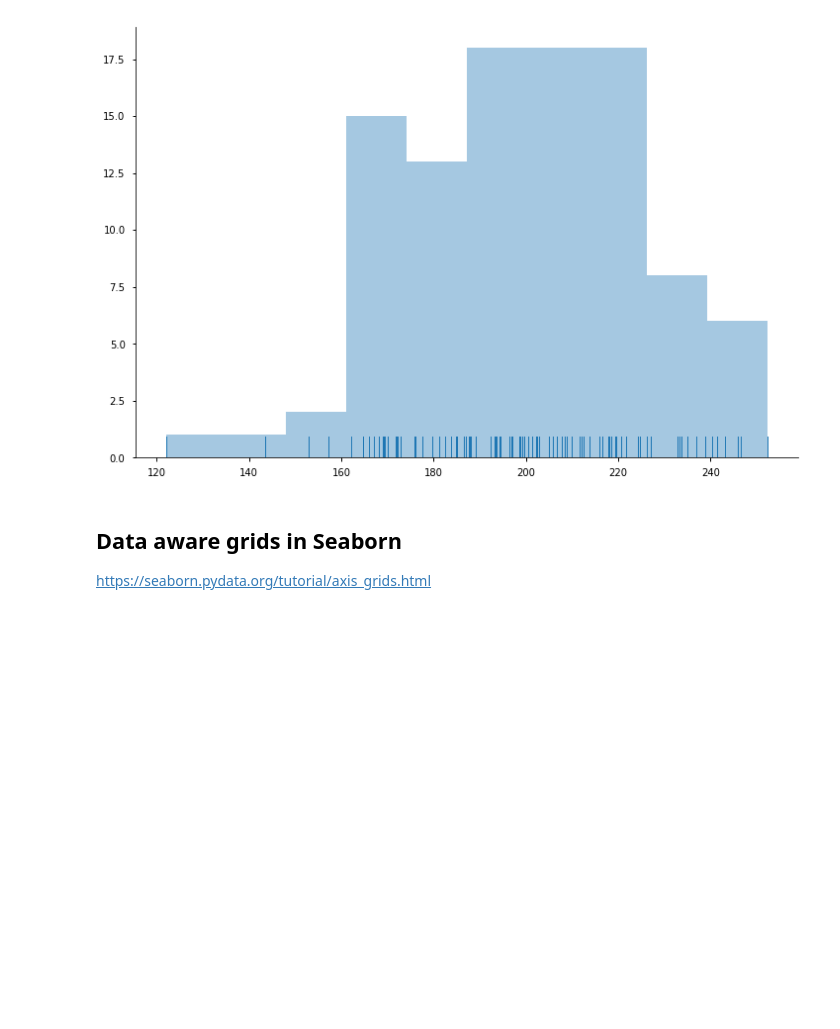
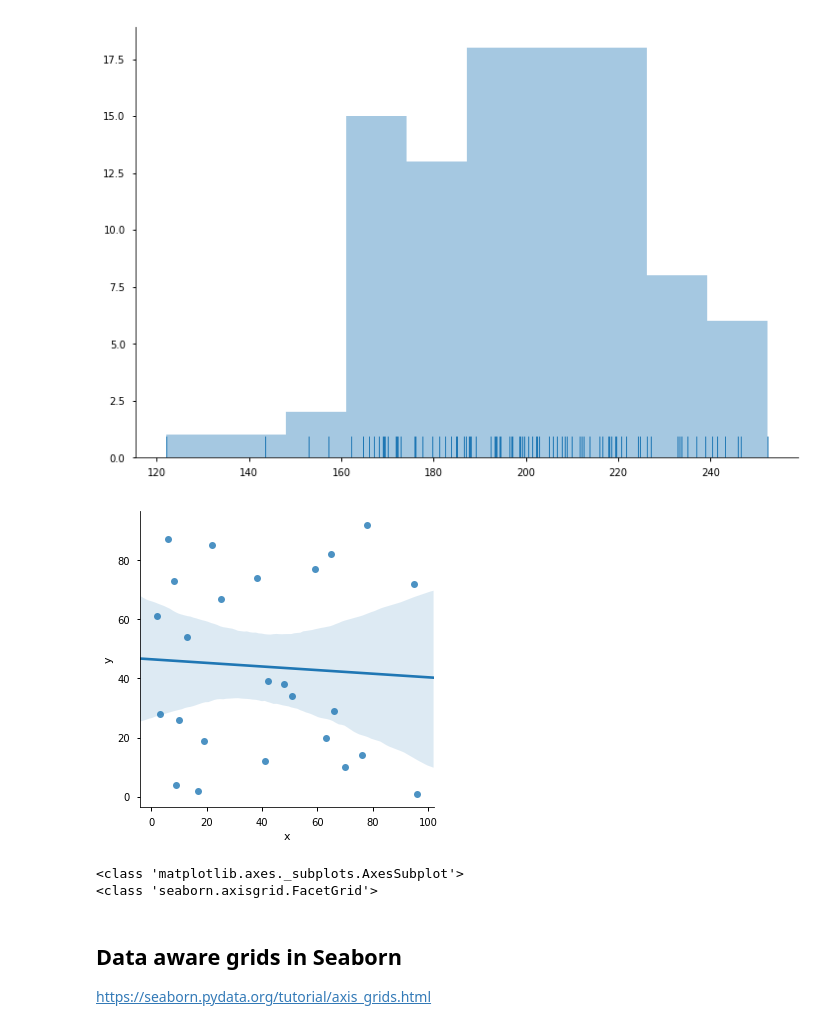
Before and after one commit to jaspajjr/pydata-visualisation, a Jupyter notebook: seaborn-plotting.ipynb, the cells around one changed output. Drawn from its saved outputs; the diff is of its cells as text; code cells hidden in the pictures; blank space fills up the shorter version.

```diff
--- a/seaborn-plotting.ipynb
+++ b/seaborn-plotting.ipynb
@@ -78,6 +78,21 @@ with sns.plotting_context(context='notebook'):
     sns.despine(fig=fig)
 # %% [output]
 [figure]
+# %%
+with sns.plotting_context(context='notebook'):
+    #fig, ax = plt.subplots(figsize=(12, 8))
+
+    pl_lm = sns.lmplot(data=df, x='x', y='y')
+
+    #sns.despine(fig=fig)
+# %% [output]
+[figure, added]
+# %%
+print(type(pl_dist))
+print(type(pl_lm))
+# %% [output]
+<class 'matplotlib.axes._subplots.AxesSubplot'>
+<class 'seaborn.axisgrid.FacetGrid'>
 # %% [markdown]
 ## Data aware grids in Seaborn
 
```
Also changed, not shown: parts of 2 cells of this notebook.
